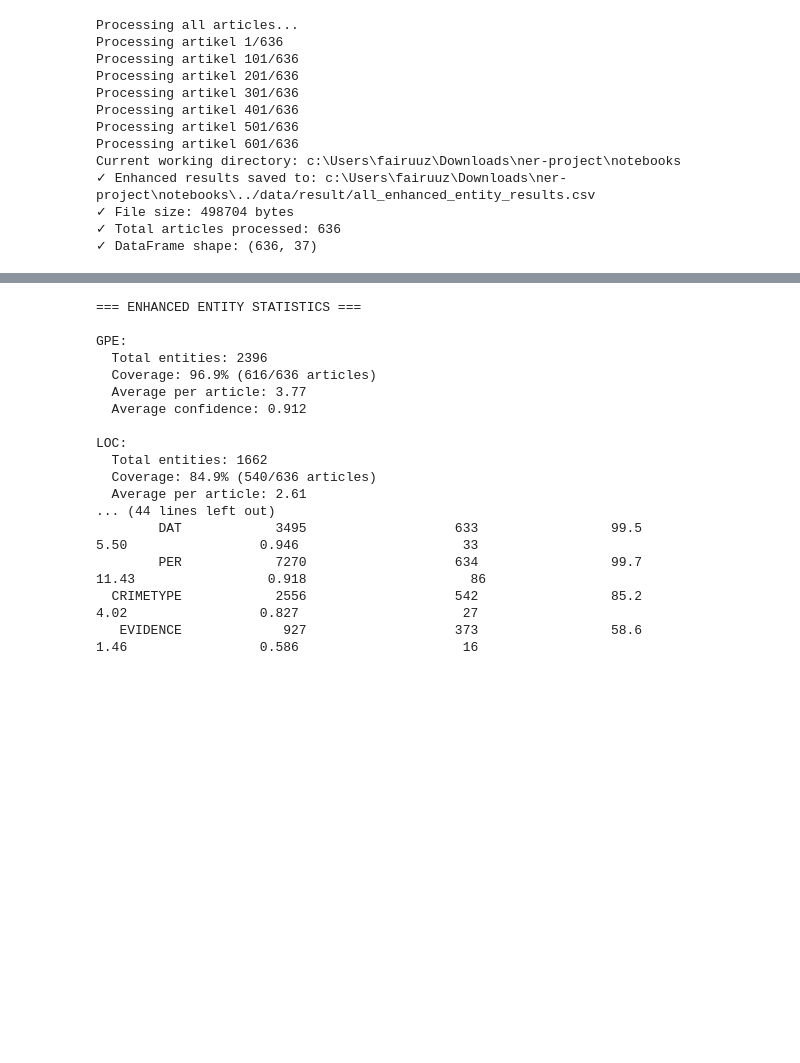
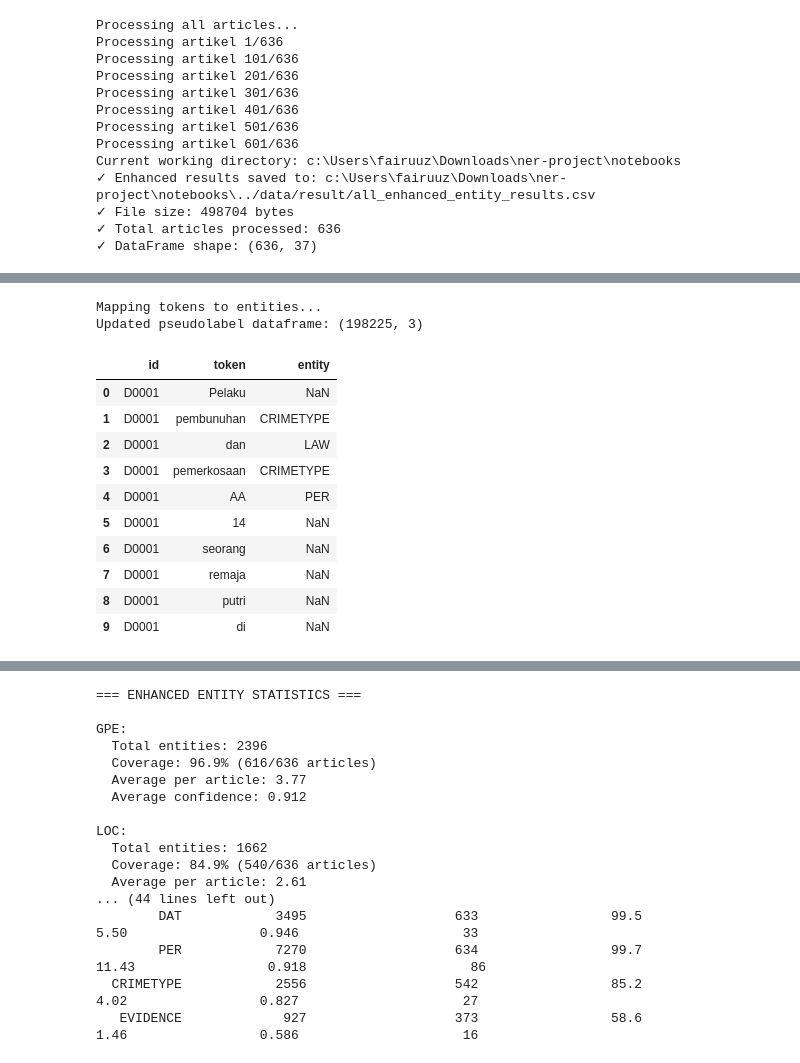
Before and after one commit to fairuuz16/ner-project, a Jupyter notebook: notebooks/04-ner.ipynb, the cells around one changed output, grey strips where cells are left out. Cells and saved outputs as stored; diff of their text form; code cells hidden in the pictures; blank space fills up the shorter version.

```diff
--- a/notebooks/04-ner.ipynb
+++ b/notebooks/04-ner.ipynb
@@ -524,0 +581,3 @@ Current working directory: c:\Users\fairuuz\Downloads\ner-project\notebooks
+# %%
+entity_df = entity_df.drop(columns=['url', 'tanggal'])
+entity_df.head()
@@ -524,0 +614,4 @@ Current working directory: c:\Users\fairuuz\Downloads\ner-project\notebooks
+# %%
+pseudolabel_df = pd.read_csv('../data/processed/pseudolabelling-nopostag.csv')
+pseudolabel_df.shape
+pseudolabel_df.head()
@@ -524,0 +625,11 @@ Current working directory: c:\Users\fairuuz\Downloads\ner-project\notebooks
+# %%
+token_entity_map = {}
+for _, row in entity_df.iterrows():
+    token = row['token'].lower().strip()  # Normalize token
+    entity = row['entity']
+    token_entity_map[token] = entity
+
+print(f"Created token-entity mapping with {len(token_entity_map)} entries")
+print("Sample mappings:")
+for i, (token, entity) in enumerate(list(token_entity_map.items())[:10]):
+    print(f"  {token} -> {entity}")
@@ -524,0 +649,37 @@ Current working directory: c:\Users\fairuuz\Downloads\ner-project\notebooks
+# %%
+def find_entity_for_token(token, token_map):
+    token_normalized = str(token).lower().strip()
+
+    if token_normalized in token_map:
+        return token_map[token_normalized]
+
+    return ''
+
+print("Mapping tokens to entities...")
+pseudolabel_df['predicted_entity'] = pseudolabel_df['token'].apply(
+    lambda x: find_entity_for_token(x, token_entity_map)
+)
+
+pseudolabel_df['entity'] = pseudolabel_df.apply(
+    lambda row: row['predicted_entity'] if row['predicted_entity'] != '' else row['entity'],
+    axis=1
+)
+
+pseudolabel_df = pseudolabel_df.drop(columns=['predicted_entity'])
+
+print(f"Updated pseudolabel dataframe: {pseudolabel_df.shape}")
+pseudolabel_df.head(10)
+# %% [output]
+Mapping tokens to entities...
+Updated pseudolabel dataframe: (198225, 3)
+|  | id | token | entity |
+| 0 | D0001 | Pelaku | NaN |
+| 1 | D0001 | pembunuhan | CRIMETYPE |
+| 2 | D0001 | dan | LAW |
+| 3 | D0001 | pemerkosaan | CRIMETYPE |
+| 4 | D0001 | AA | PER |
+| 5 | D0001 | 14 | NaN |
+| 6 | D0001 | seorang | NaN |
+| 7 | D0001 | remaja | NaN |
+| 8 | D0001 | putri | NaN |
+| 9 | D0001 | di | NaN |
```
Also changed, not shown: parts of 15 cells of this notebook, 6 other files.
